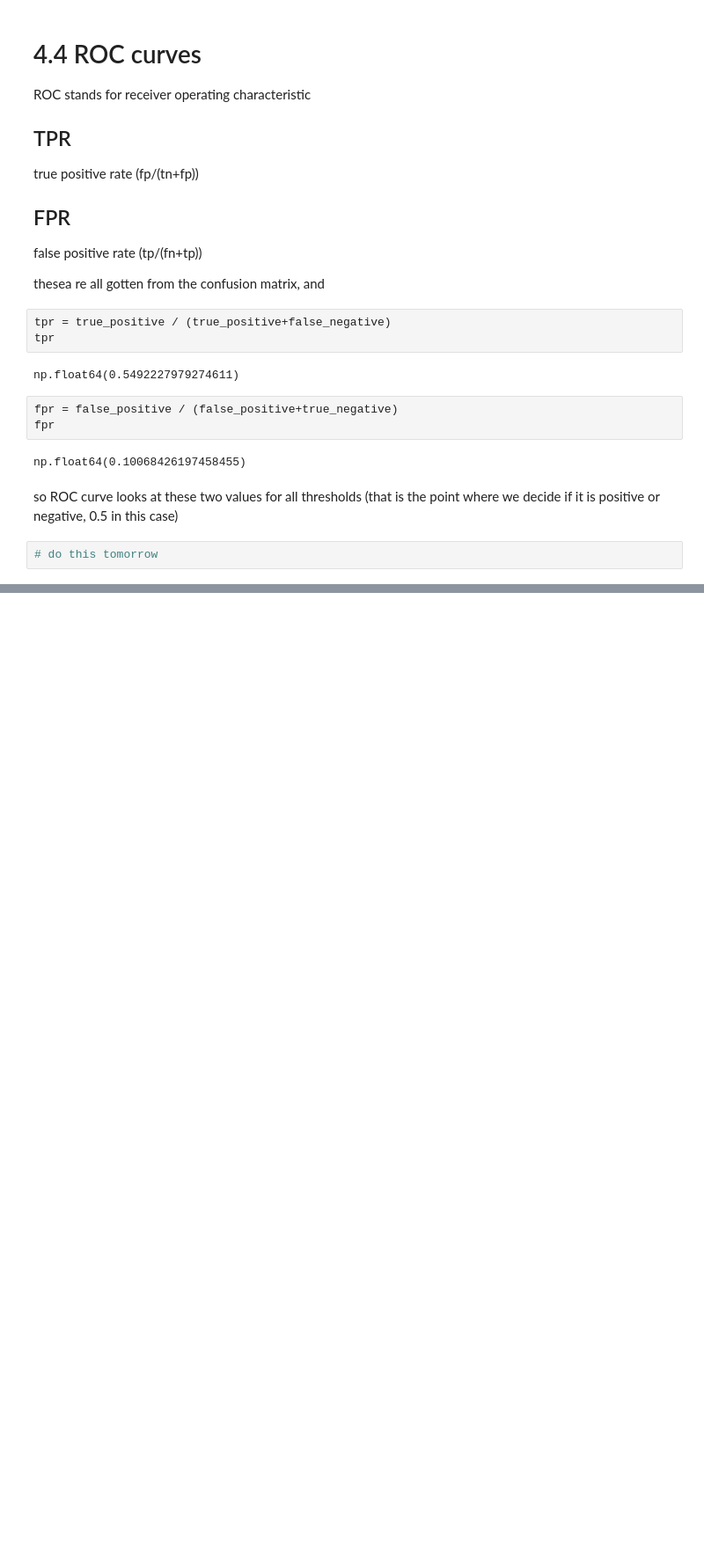
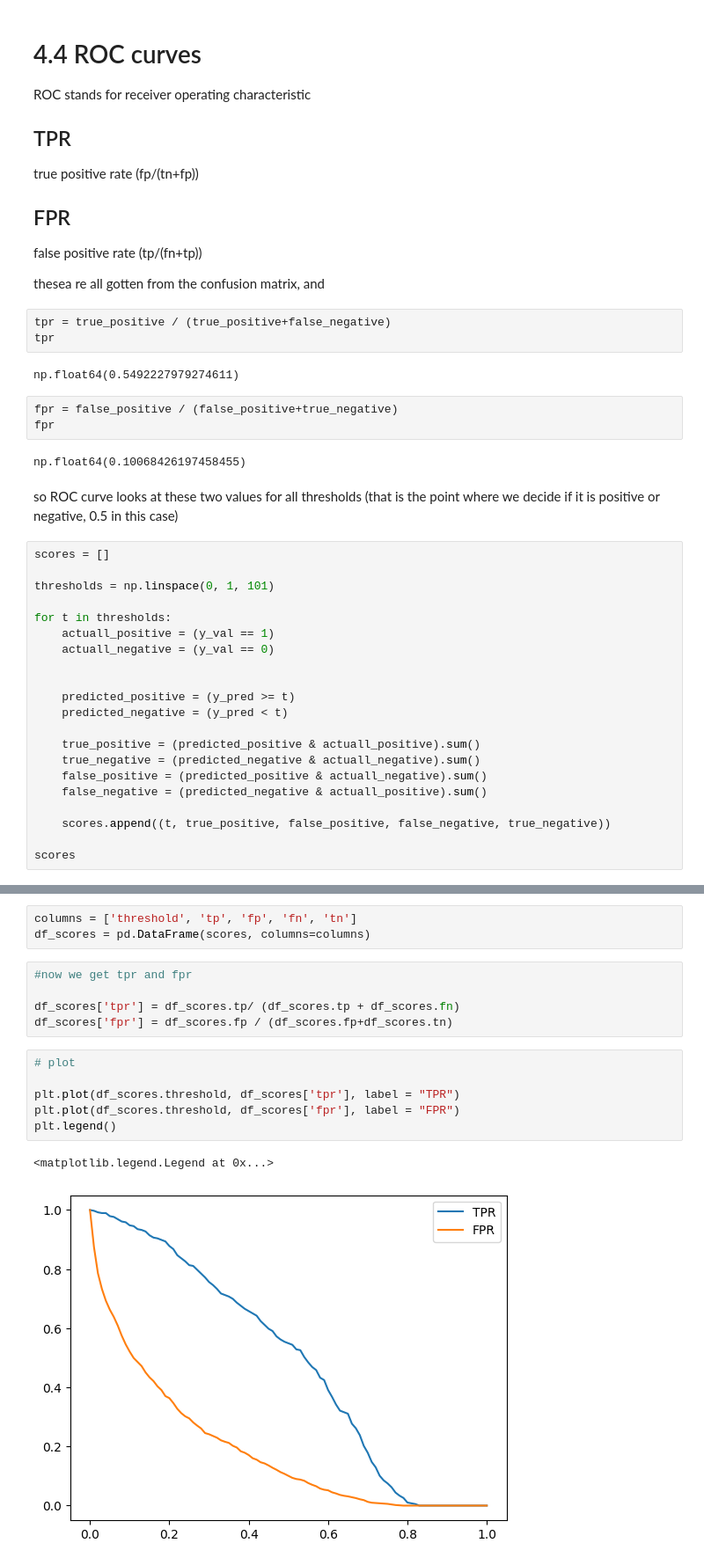
Before and after one commit to DanThePanMan/leaning-in-public, a Jupyter notebook: notes/mlZoomCamp/10-evaluating-classification.ipynb, the cells around one changed output, grey strips where cells are left out. Shown: that part at 88% size. Drawn from its saved outputs; the diff is of its cells as text; blank space fills up the shorter version.

```diff
--- a/notes/mlZoomCamp/10-evaluating-classification.ipynb
+++ b/notes/mlZoomCamp/10-evaluating-classification.ipynb
@@ -301,4 +301,23 @@ np.float64(0.10068426197458455)
 # %% [markdown]
 so ROC curve looks at these two values for all thresholds (that is the point where we decide if it is positive or negative, 0.5 in this case)
 # %%
-# do this tomorrow
+scores = []
+
+thresholds = np.linspace(0, 1, 101)
+
+for t in thresholds:
+    actuall_positive = (y_val == 1)
+    actuall_negative = (y_val == 0)
+
+
+    predicted_positive = (y_pred >= t)
+    predicted_negative = (y_pred < t)
+
+    true_positive = (predicted_positive & actuall_positive).sum()
+    true_negative = (predicted_negative & actuall_negative).sum()
+    false_positive = (predicted_positive & actuall_negative).sum()
+    false_negative = (predicted_negative & actuall_positive).sum()
+
+    scores.append((t, true_positive, false_positive, false_negative, true_negative))
+
+scores
@@ -304,0 +342,17 @@ so ROC curve looks at these two values for all thresholds (that is the point whe
+# %%
+columns = ['threshold', 'tp', 'fp', 'fn', 'tn']
+df_scores = pd.DataFrame(scores, columns=columns)
+# %%
+#now we get tpr and fpr
+
+df_scores['tpr'] = df_scores.tp/ (df_scores.tp + df_scores.fn)
+df_scores['fpr'] = df_scores.fp / (df_scores.fp+df_scores.tn)
+# %%
+# plot
+
+plt.plot(df_scores.threshold, df_scores['tpr'], label = "TPR")
+plt.plot(df_scores.threshold, df_scores['fpr'], label = "FPR")
+plt.legend()
+# %% [output]
+<matplotlib.legend.Legend at 0x...>
+[figure, added]
```
Also changed, not shown: parts of 29 cells of this notebook.
